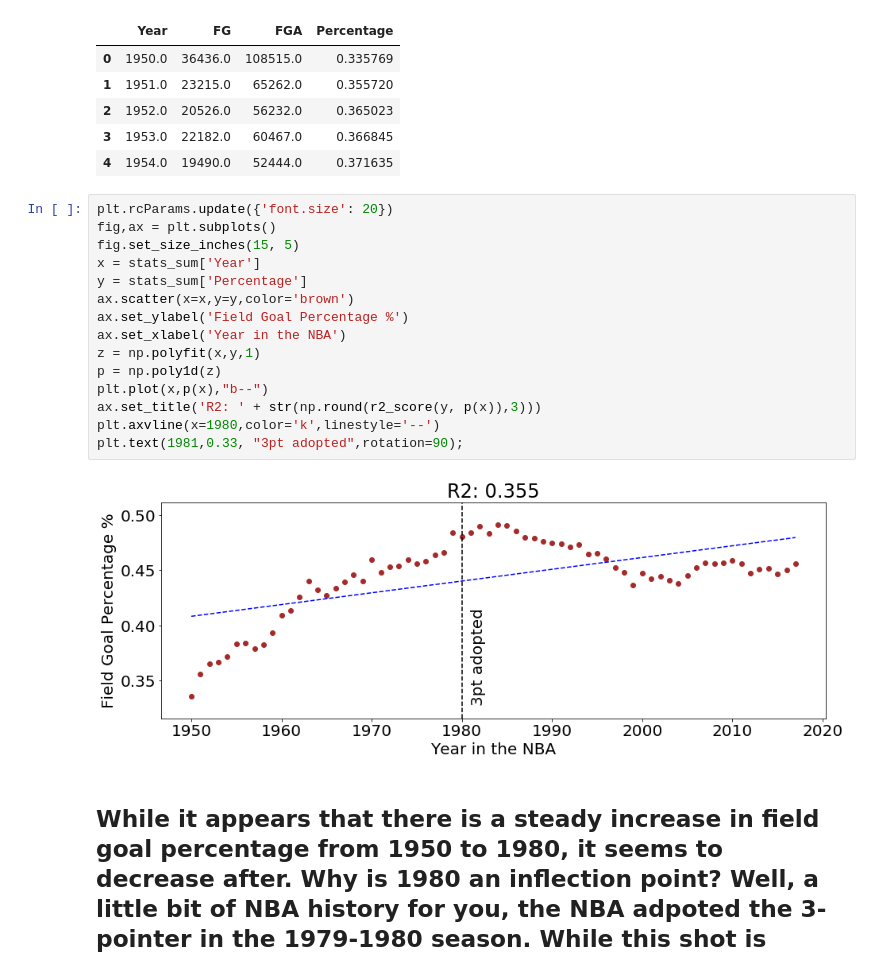
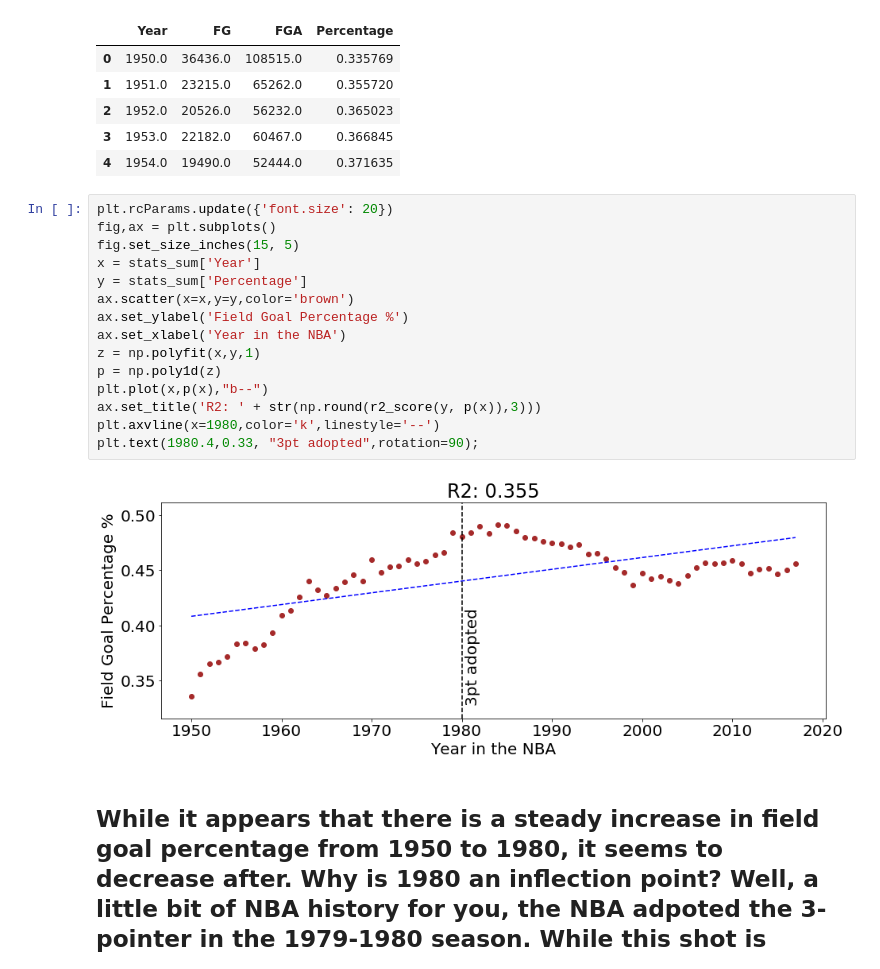
Before and after one commit to brentwilder/NBAplayers, a Jupyter notebook: NBA.ipynb, the cells around one changed output. Drawn from its saved outputs; the diff is of its cells as text.

```diff
--- a/NBA.ipynb
+++ b/NBA.ipynb
@@ -337,20 +374,20 @@ stats_sum.head()
 # %%
 plt.rcParams.update({'font.size': 20})
 fig,ax = plt.subplots()
 fig.set_size_inches(15, 5)
 x = stats_sum['Year']
 y = stats_sum['Percentage']
 ax.scatter(x=x,y=y,color='brown')
 ax.set_ylabel('Field Goal Percentage %')
 ax.set_xlabel('Year in the NBA')
 z = np.polyfit(x,y,1)
 p = np.poly1d(z)
 plt.plot(x,p(x),"b--")
 ax.set_title('R2: ' + str(np.round(r2_score(y, p(x)),3)))
 plt.axvline(x=1980,color='k',linestyle='--')
-plt.text(1981,0.33, "3pt adopted",rotation=90);
+plt.text(1980.4,0.33, "3pt adopted",rotation=90);
 # %% [output]
-[figure, old version]
+[figure, new version]
 # %% [markdown]
 ## While it appears that there is a steady increase in field goal percentage from 1950 to 1980, it seems to decrease after. Why is 1980 an inflection point? Well, a little bit of NBA history for you, the NBA adpoted the 3-pointer in the 1979-1980 season. While this shot is worth more points than its two point counterpart, it is much farther away and is often shot at a lower percent accuracy.
 # %% [markdown]
```
Also changed, not shown: parts of 10 cells of this notebook, 2 other files.
